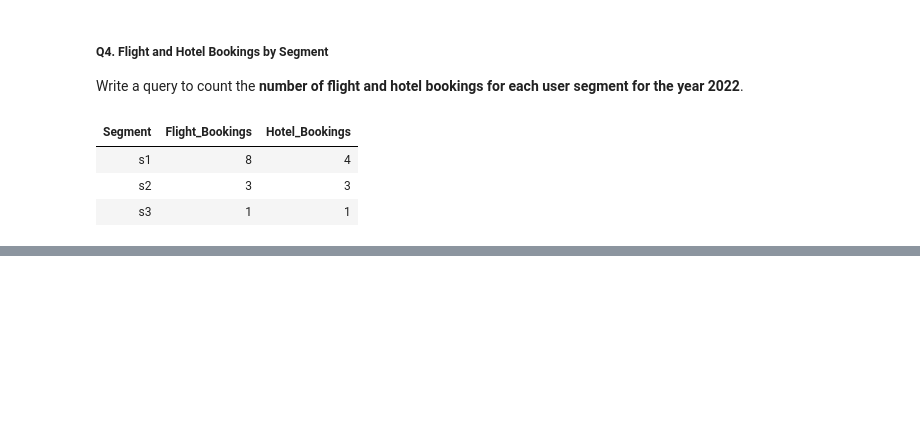
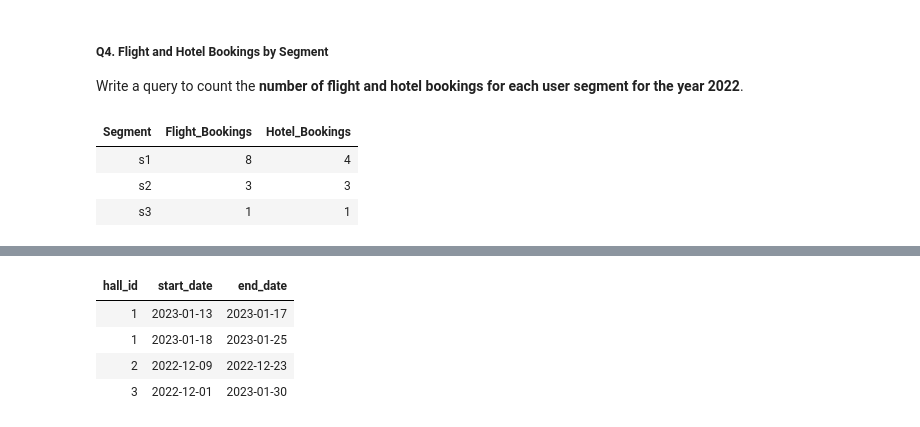
Before and after one commit to Rupam-1/SQL-Pyspark-practise_youtube, a Jupyter notebook: 06. SQL - Part4.ipynb, the cells around one changed output, grey strips where cells are left out. Cells and saved outputs as stored; diff of their text form; code cells hidden in the pictures; blank space fills up the shorter version.

```diff
--- a/06. SQL - Part4.ipynb
+++ b/06. SQL - Part4.ipynb
@@ -275,0 +305,26 @@ group by Segment;
+# %%
+%sql
+with cte as (
+    select *,
+        lag(end_date) over (partition by hall_id order by start_date) as prev_end_date
+        from hall_events
+),
+cte1 as (
+    select *,
+        sum(
+            case
+                when prev_end_date is null or start_date > prev_end_date
+                then 1 else 0
+            end
+        ) over (partition by hall_id order by start_date) as grp
+    from cte
+)
+select hall_id, min(start_date) as start_date, max(end_date) as end_date
+from cte1
+group by hall_id, grp
+# %% [output]
+| hall_id | start_date | end_date |
+| 1 | 2023-01-13 | 2023-01-17 |
+| 1 | 2023-01-18 | 2023-01-25 |
+| 2 | 2022-12-09 | 2022-12-23 |
+| 3 | 2022-12-01 | 2023-01-30 |
```
Also changed, not shown: parts of 2 cells of this notebook.
